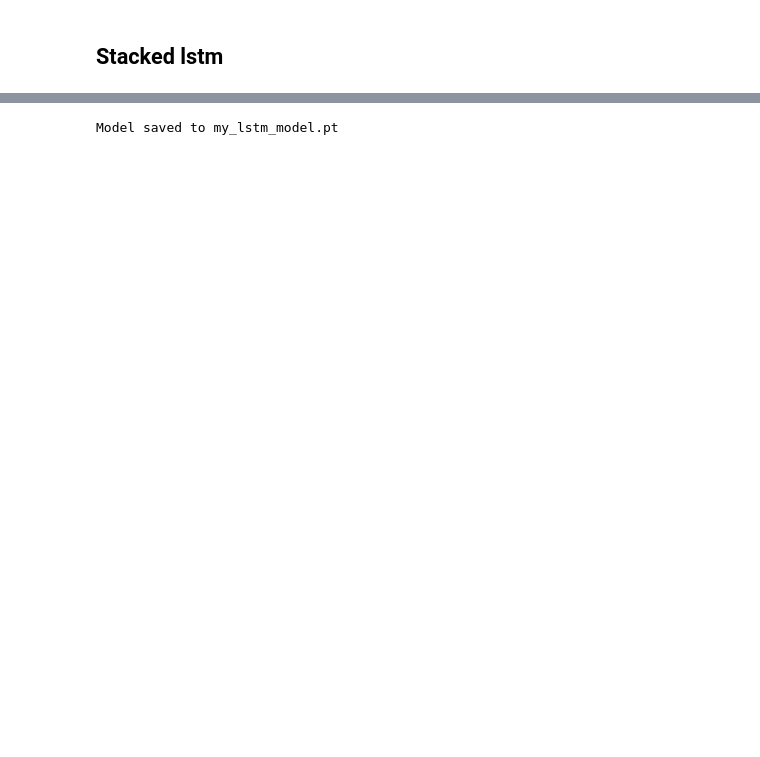
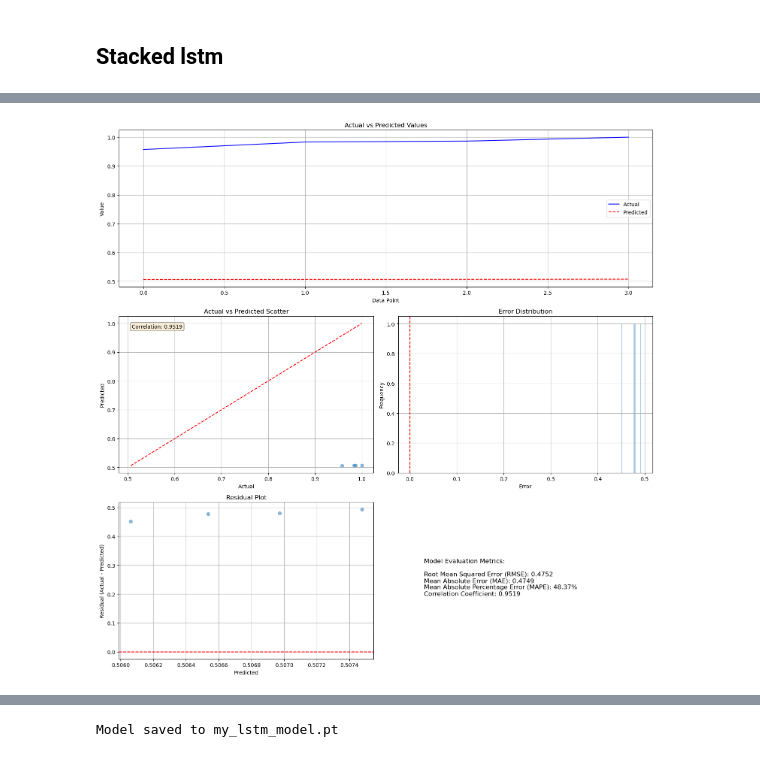
Before and after one commit to itxtx/global_internet_usage, a Jupyter notebook: global_internet_usage.ipynb, the cells around one changed output, grey strips where cells are left out. Drawn from its saved outputs; the diff is of its cells as text; code cells hidden in the pictures; blank space fills up the shorter version.

```diff
--- a/global_internet_usage.ipynb
+++ b/global_internet_usage.ipynb
@@ -762,0 +808,14 @@ y_val_original = scaler.inverse_transform(y_val_reshaped)[:, 0]  # Get first col
+# %%
+X_test = data['X_test']
+y_test = data['y_test']
+scaler = data['scaler']
+
+    # Get evaluation results
+eval_results = model.evaluate(
+        X_test, y_test,
+        scaler=scaler,               # Provide scaler for inverse transformation
+        target_idx=0,                # Target country is at index 0
+        device=device
+    )
+
+eval_results
@@ -762,0 +844,9 @@ y_val_original = scaler.inverse_transform(y_val_reshaped)[:, 0]  # Get first col
+# %%
+# Use the function with your predictions and actuals
+fig = create_evaluation_dashboard(
+    eval_results['predictions_scaled'],
+    eval_results['actuals_scaled'],
+   # scaler  # Pass your scaler if you want to convert back to original scale
+)
+# %% [output]
+[figure, added]
```
Also changed, not shown: parts of 16 cells of this notebook, 7 other files.
